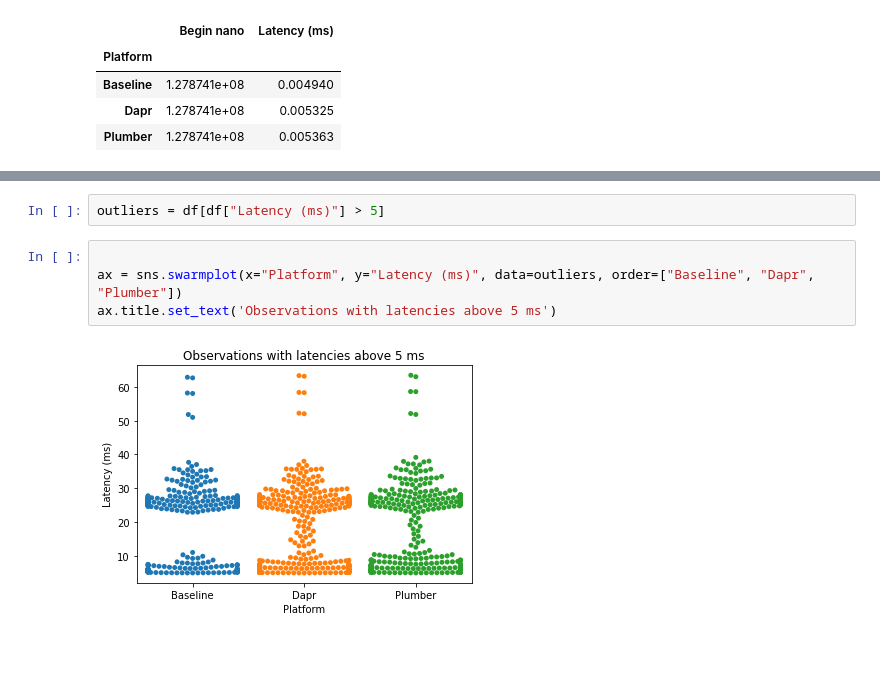
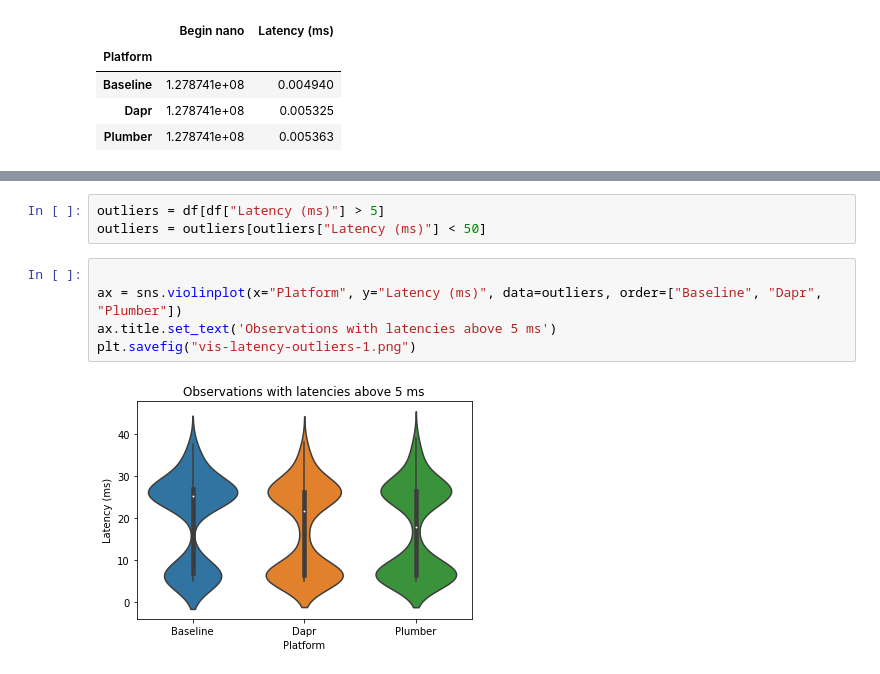
Before and after one commit to VerstraeteBert/plumber, a Jupyter notebook: benchmarks/sidecarlatency/visualization/vis_1.ipynb, the cells around one changed output, grey strips where cells are left out. Drawn from its saved outputs; the diff is of its cells as text.

```diff
--- a/benchmarks/sidecarlatency/visualization/vis_1.ipynb
+++ b/benchmarks/sidecarlatency/visualization/vis_1.ipynb
@@ -198,8 +215,10 @@ df.groupby(["Platform"]).sem()
 # %%
 outliers = df[df["Latency (ms)"] > 5]
+outliers = outliers[outliers["Latency (ms)"] < 50]
 # %%
 
-ax = sns.swarmplot(x="Platform", y="Latency (ms)", data=outliers, order=["Baseline", "Dapr", "Plumber"])
+ax = sns.violinplot(x="Platform", y="Latency (ms)", data=outliers, order=["Baseline", "Dapr", "Plumber"])
 ax.title.set_text('Observations with latencies above 5 ms')
+plt.savefig("vis-latency-outliers-1.png")
 # %% [output]
-[figure, old version]
+[figure, new version]
```
Also changed, not shown: parts of 2 cells of this notebook, 4 other files.
